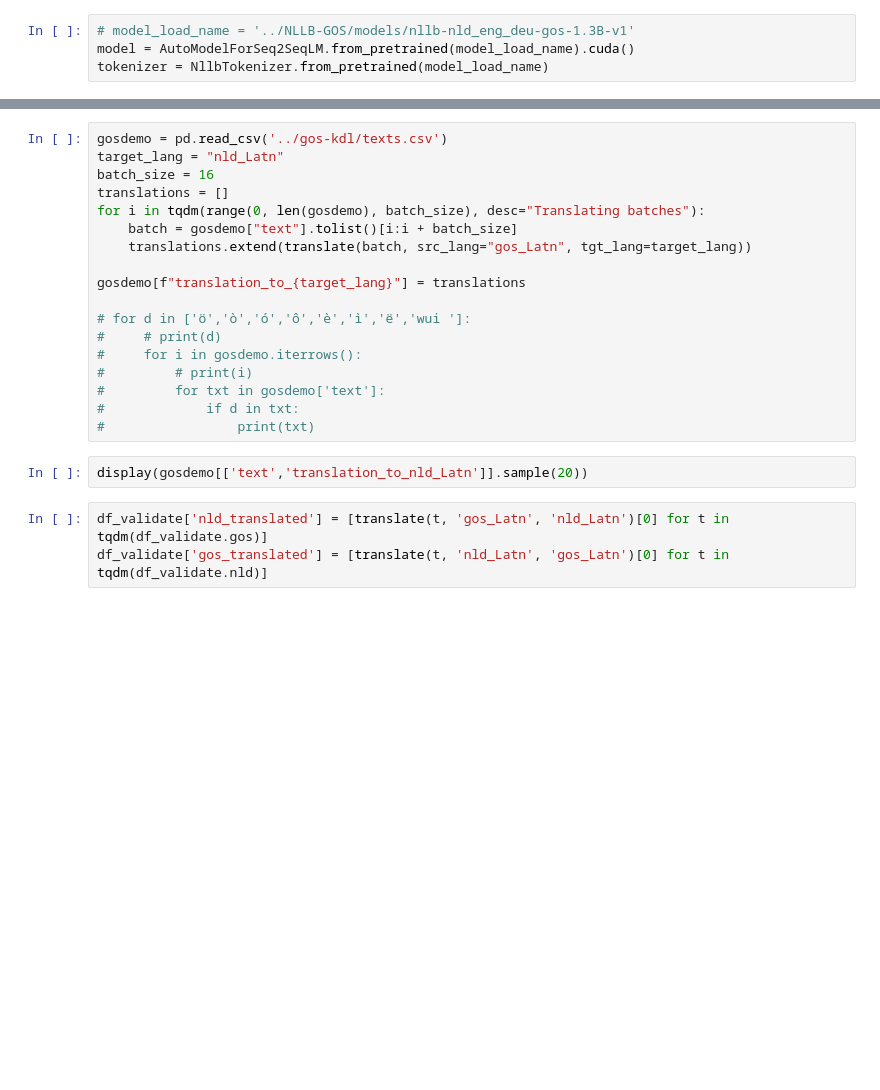
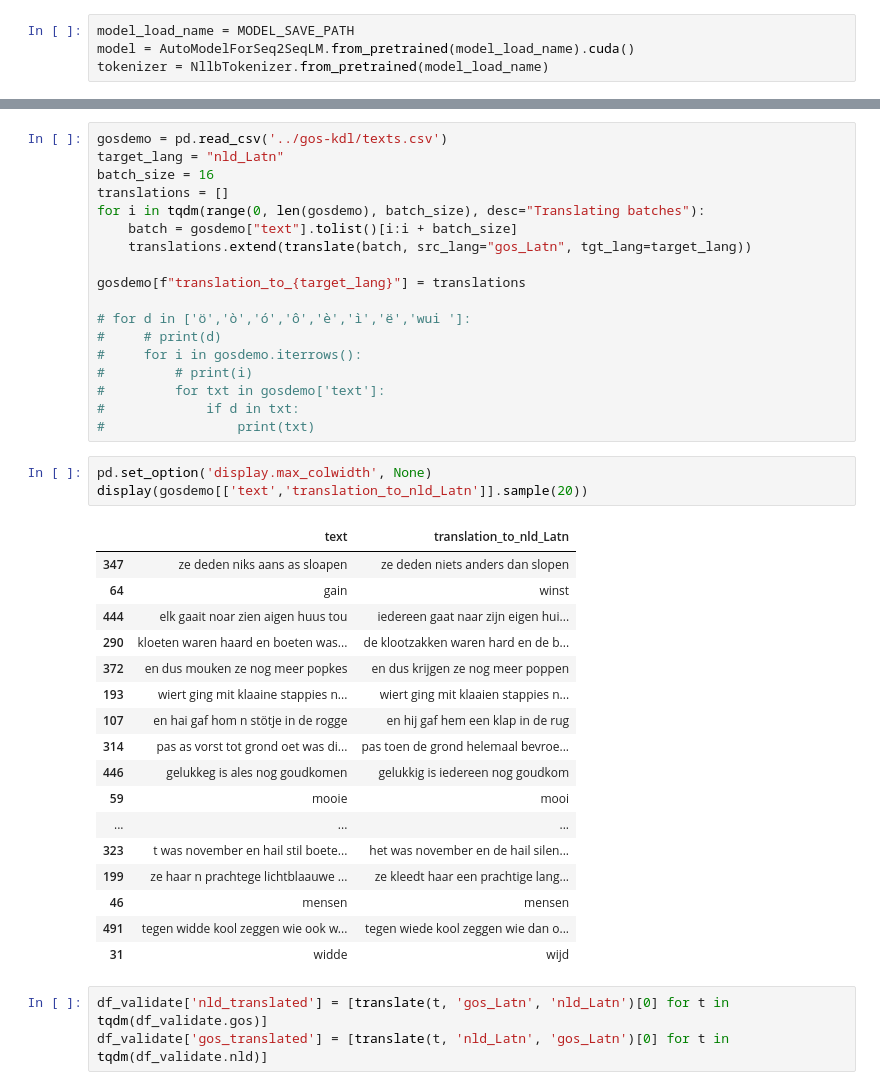
Before and after one commit to tom9358/nllb-tryout, a Jupyter notebook: multilanguage train.ipynb, the cells around one changed output, grey strips where cells are left out. Saved outputs shown, nothing was run; the diff lists cells and outputs as text; blank space fills up the shorter version.

```diff
--- a/multilanguage train.ipynb
+++ b/multilanguage train.ipynb
@@ -580,6 +689,6 @@ def preproc(text):
     clean = unicodedata.normalize("NFKC", clean)
     return clean
 # %%
-# model_load_name = '../NLLB-GOS/models/nllb-nld_eng_deu-gos-1.3B-v1'
+model_load_name = MODEL_SAVE_PATH
 model = AutoModelForSeq2SeqLM.from_pretrained(model_load_name).cuda()
 tokenizer = NllbTokenizer.from_pretrained(model_load_name)
@@ -643,7 +761,26 @@ gosdemo[f"translation_to_{target_lang}"] = translations
 #             if d in txt:
 #                 print(txt)
 # %%
+pd.set_option('display.max_colwidth', None)
 display(gosdemo[['text','translation_to_nld_Latn']].sample(20))
+# %% [output]
+|  | text | translation_to_nld_Latn |
+| 347 | ze deden niks aans as sloapen | ze deden niets anders dan slopen |
+| 64 | gain | winst |
+| 444 | elk gaait noar zien aigen huus tou | iedereen gaat naar zijn eigen hui... |
+| 290 | kloeten waren haard en boeten was... | de klootzakken waren hard en de b... |
+| 372 | en dus mouken ze nog meer popkes | en dus krijgen ze nog meer poppen |
+| 193 | wiert ging mit klaaine stappies n... | wiert ging mit klaaien stappies n... |
+| 107 | en hai gaf hom n stötje in de rogge | en hij gaf hem een klap in de rug |
+| 314 | pas as vorst tot grond oet was di... | pas toen de grond helemaal bevroe... |
+| 446 | gelukkeg is ales nog goudkomen | gelukkig is iedereen nog goudkom |
+| 59 | mooie | mooi |
+| ... | ... | ... |
+| 323 | t was november en hail stil boete... | het was november en de hail silen... |
+| 199 | ze haar n prachtege lichtblaauwe ... | ze kleedt haar een prachtige lang... |
+| 46 | mensen | mensen |
+| 491 | tegen widde kool zeggen wie ook w... | tegen wiede kool zeggen wie dan o... |
+| 31 | widde | wijd |
 # %%
 df_validate['nld_translated'] = [translate(t, 'gos_Latn', 'nld_Latn')[0] for t in tqdm(df_validate.gos)]
 df_validate['gos_translated'] = [translate(t, 'nld_Latn', 'gos_Latn')[0] for t in tqdm(df_validate.nld)]
```
Also changed, not shown: parts of 19 cells of this notebook.
